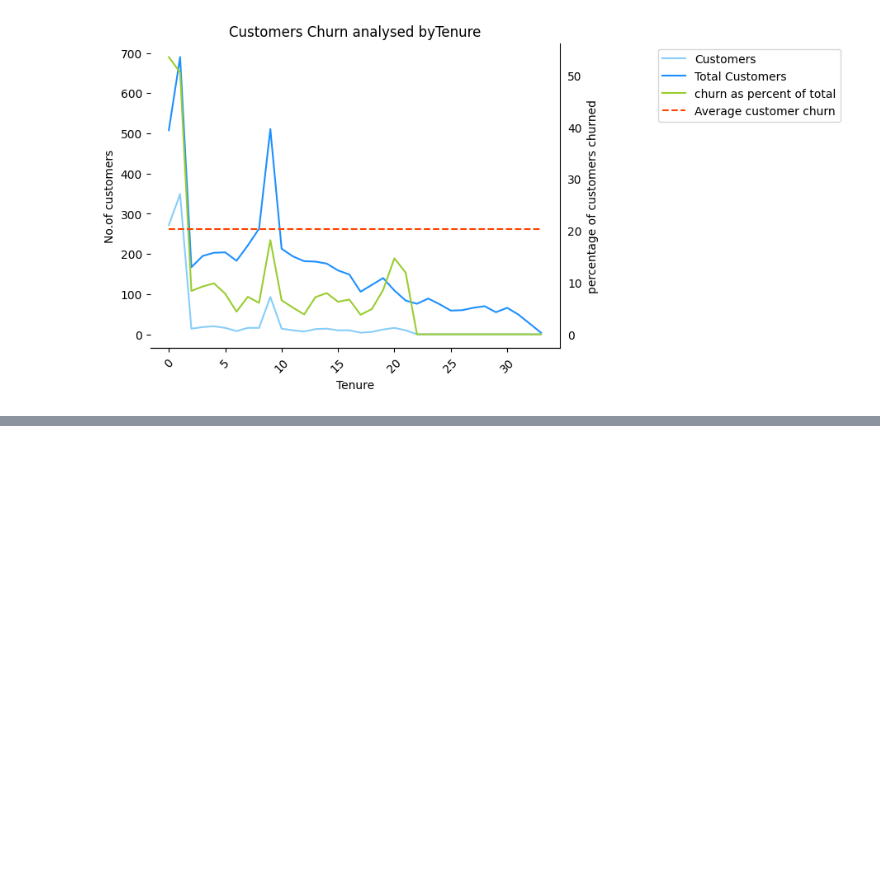
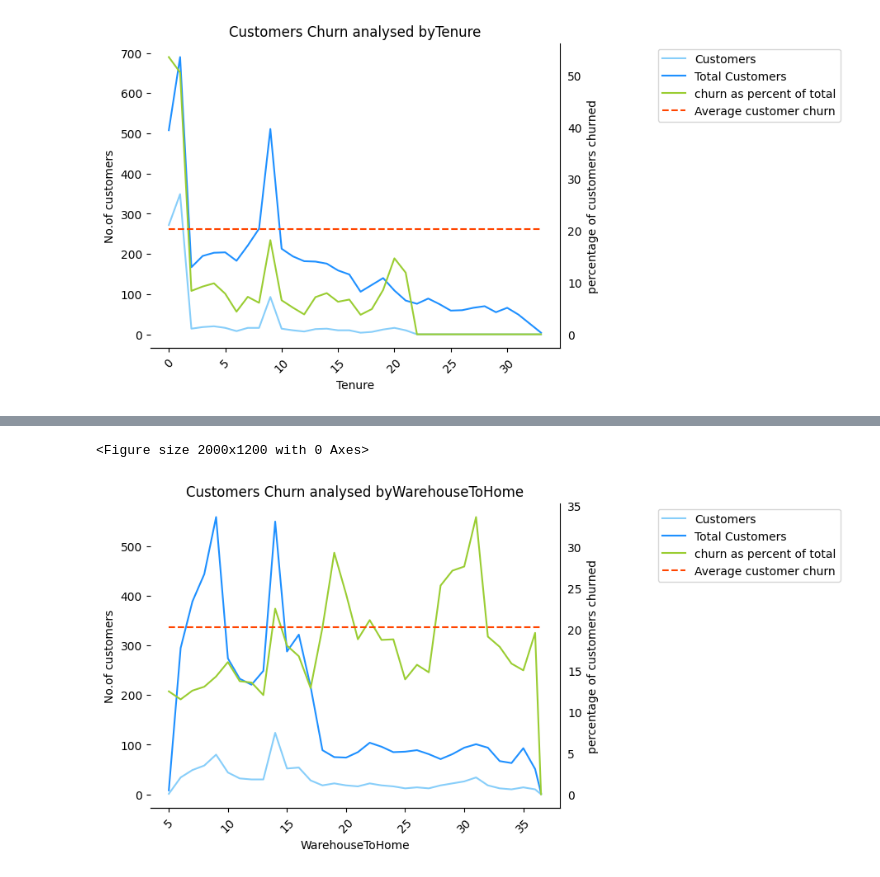
Before and after one commit to Suryasadasivam/e_commerce_customer_churn, a Jupyter notebook: Customer_chrun.ipynb, the cells around one changed output, grey strips where cells are left out. Cells and saved outputs as stored; diff of their text form; code cells hidden in the pictures; blank space fills up the shorter version.

```diff
--- a/Customer_chrun.ipynb
+++ b/Customer_chrun.ipynb
@@ -449,0 +455,5 @@ analysis_chart('Tenure')
+# %%
+analysis_chart("WarehouseToHome")
+# %% [output]
+<Figure size 2000x1200 with 0 Axes>
+[figure, added]
```
Also changed, not shown: parts of 1 cell of this notebook.
